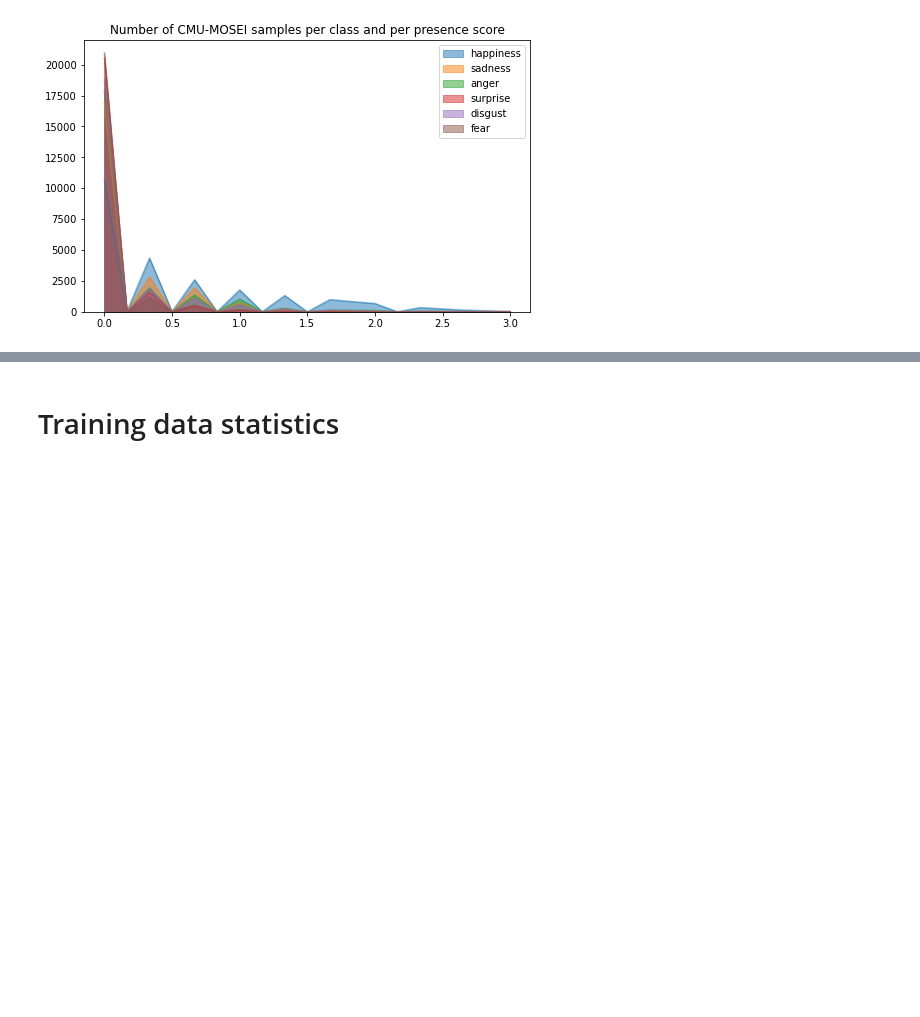
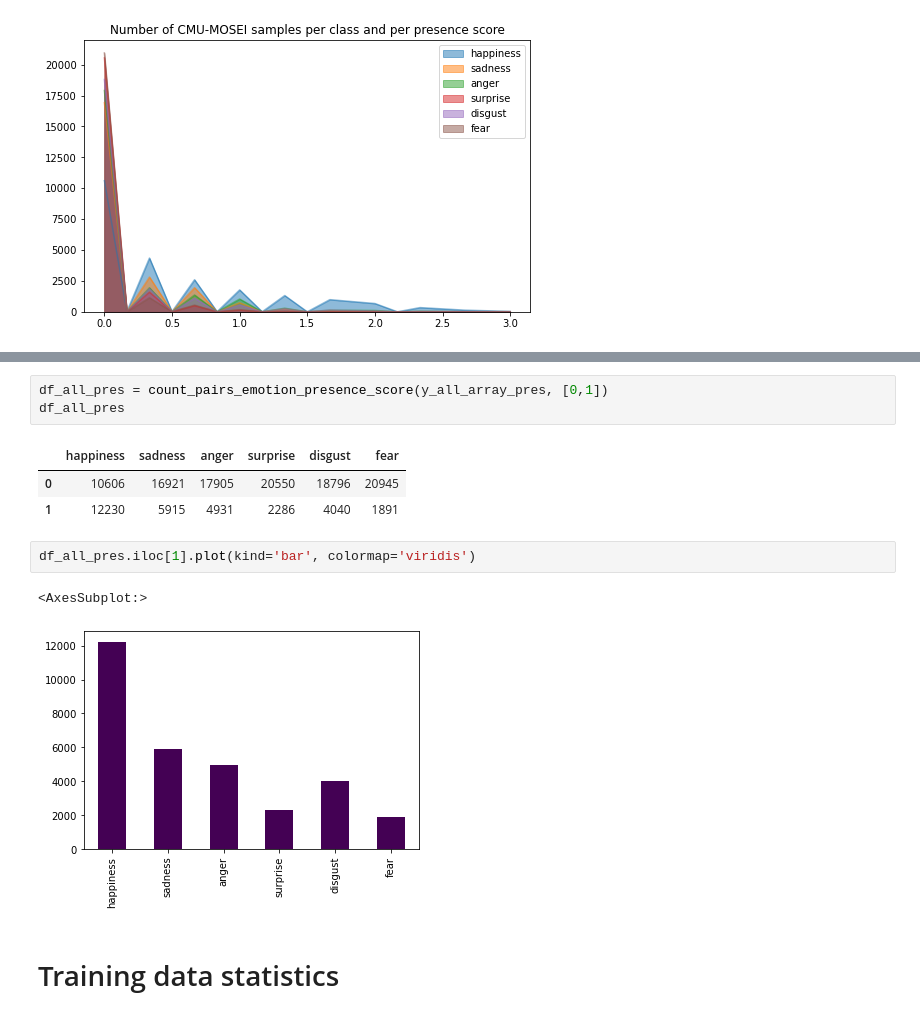
Before and after one commit to helenetran3/MCF-EmoLIS, a Jupyter notebook: label_statistics.ipynb, the cells around one changed output, grey strips where cells are left out. Drawn from its saved outputs; the diff is of its cells as text; blank space fills up the shorter version.

```diff
--- a/label_statistics.ipynb
+++ b/label_statistics.ipynb
@@ -206,3 +242,15 @@ df_scores_all_all.plot.area(stacked=False, figsize=(8,5),
+# %%
+df_all_pres = count_pairs_emotion_presence_score(y_all_array_pres, [0,1])
+df_all_pres
+# %% [output]
+|  | happiness | sadness | anger | surprise | disgust | fear |
+| 0 | 10606 | 16921 | 17905 | 20550 | 18796 | 20945 |
+| 1 | 12230 | 5915 | 4931 | 2286 | 4040 | 1891 |
+# %%
+df_all_pres.iloc[1].plot(kind='bar', colormap='viridis')
+# %% [output]
+<AxesSubplot:>
+[figure, added]
 # %% [markdown]
 # Training data statistics
 # %% [markdown]
```
Also changed, not shown: parts of 25 cells of this notebook.
